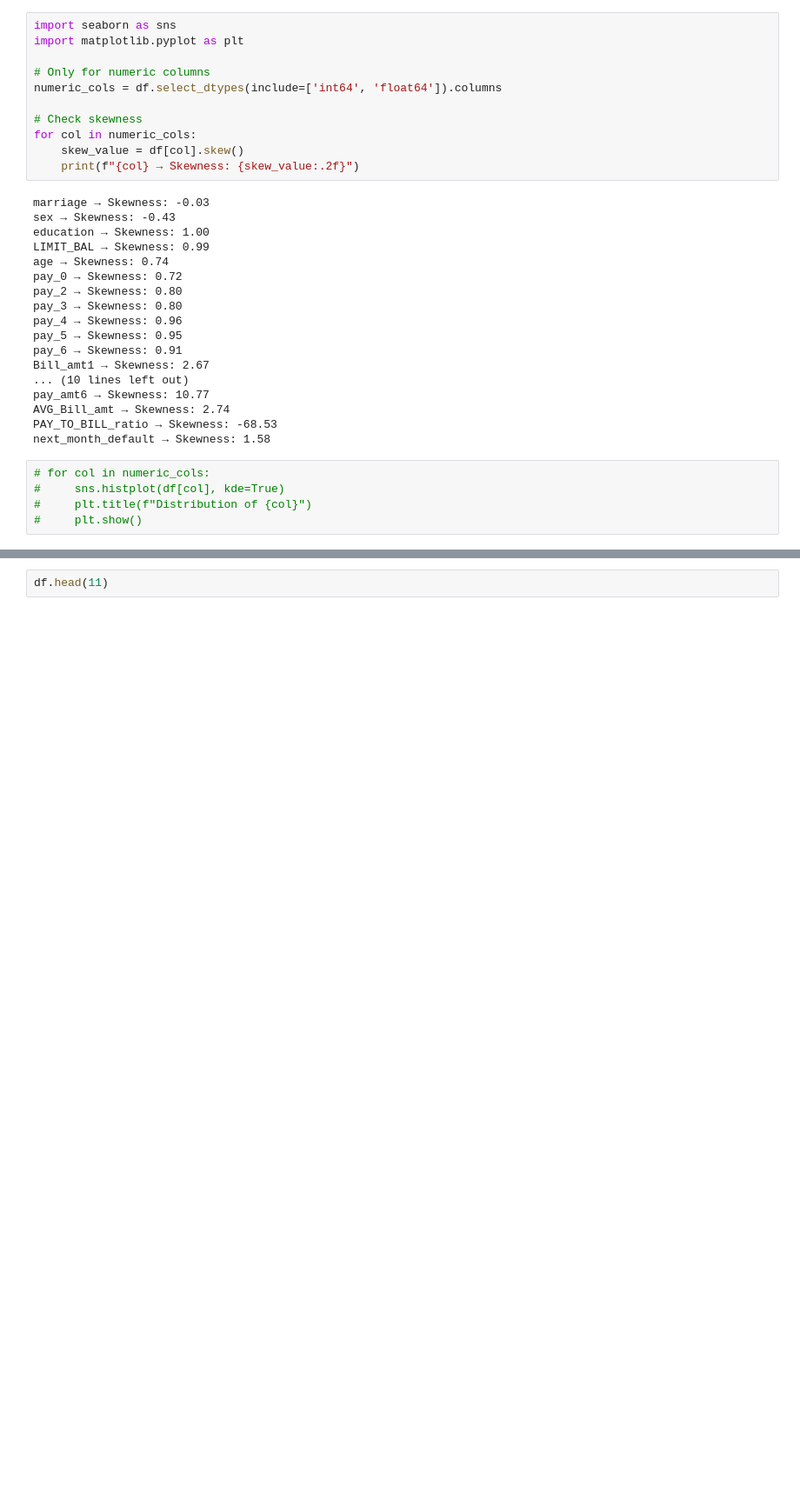
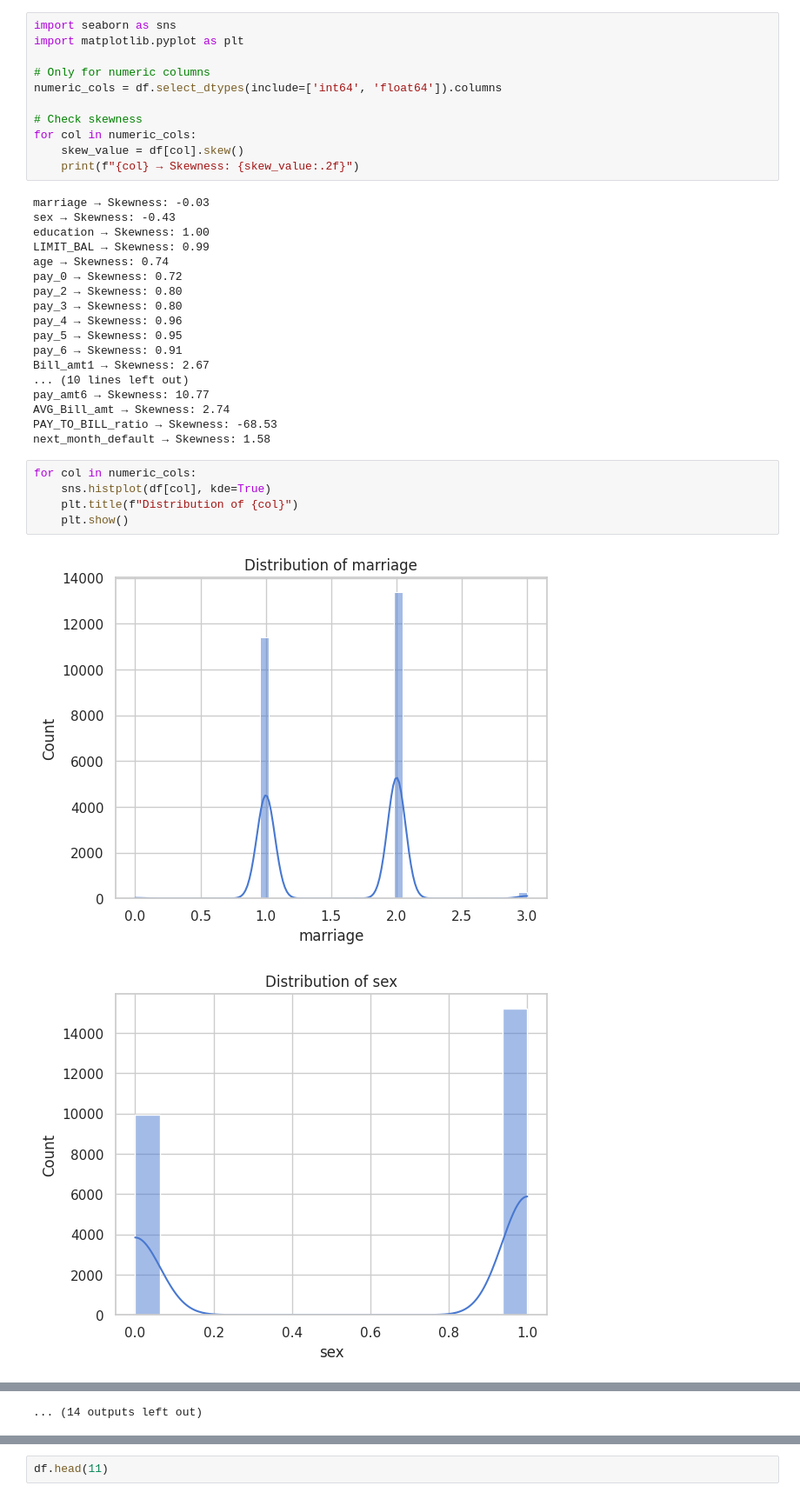
Before and after one commit to ta2012/FinClub, a Jupyter notebook: FinClub.ipynb, the cells around one changed output, grey strips where cells are left out. Shown at 87% size. Cells and saved outputs as stored; diff of their text form; blank space fills up the shorter version.

```diff
--- a/FinClub.ipynb
+++ b/FinClub.ipynb
@@ -80,7 +80,10 @@ AVG_Bill_amt → Skewness: 2.74
 PAY_TO_BILL_ratio → Skewness: -68.53
 next_month_default → Skewness: 1.58
 # %%
-# for col in numeric_cols:
-#     sns.histplot(df[col], kde=True)
-#     plt.title(f"Distribution of {col}")
-#     plt.show()
+for col in numeric_cols:
+    sns.histplot(df[col], kde=True)
+    plt.title(f"Distribution of {col}")
+    plt.show()
+# %% [output]
+[figure, added]
+[figure, added]
@@ -87,3 +100,4 @@ next_month_default → Skewness: 1.58
+... (14 outputs left out)
 # %%
 !pip install feature_engine
 import numpy as np
```
Also changed, not shown: parts of 8 cells of this notebook.
